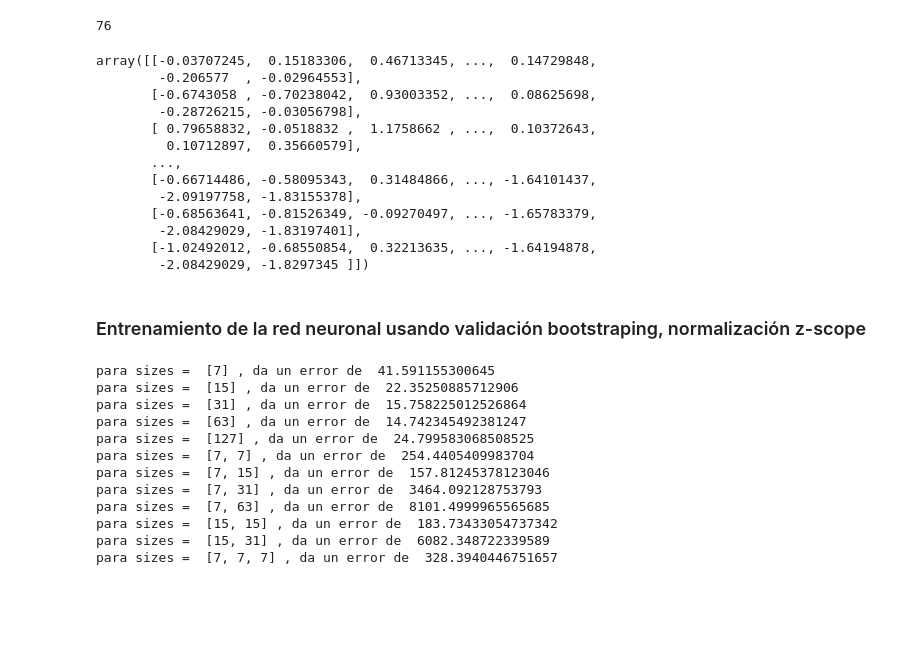
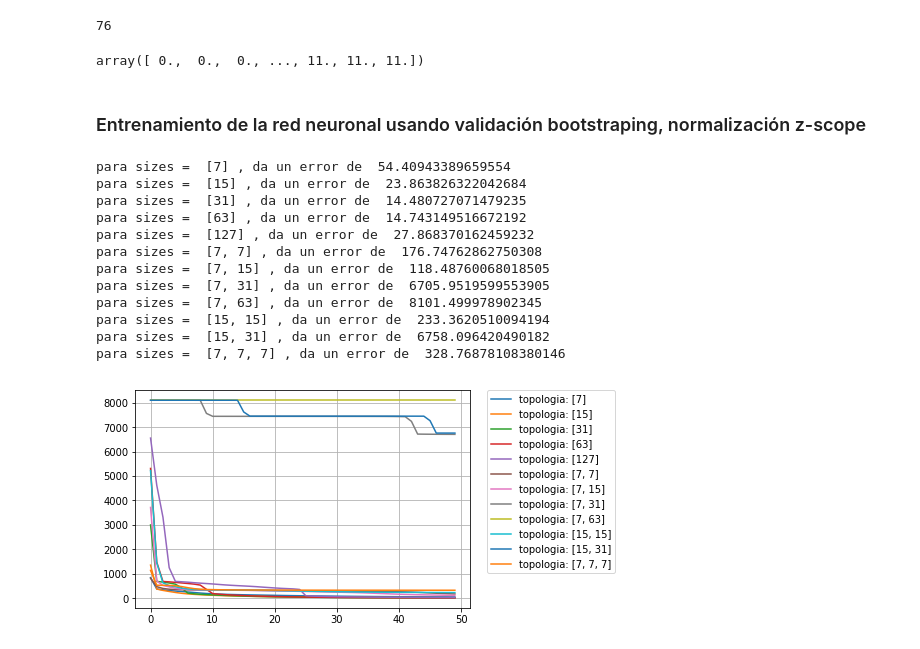
Before and after one commit to juanArango17/inteligenciaComputacional_20181, a Jupyter notebook: Tarea2_Redes_Neuronales/Punto3_Backpropagation/punto3_backpropagation.ipynb, the cells around one changed output. Saved outputs shown, nothing was run; the diff lists cells and outputs as text; code cells hidden in the pictures; blank space fills up the shorter version.

```diff
--- a/Tarea2_Redes_Neuronales/Punto3_Backpropagation/punto3_backpropagation.ipynb
+++ b/Tarea2_Redes_Neuronales/Punto3_Backpropagation/punto3_backpropagation.ipynb
@@ -65,21 +65,9 @@ NumVariables
 # %%
 X = np.array(df1)
 y = np.array(classes)-1.0
-X
+y
 # %% [output]
-array([[-0.03707245,  0.15183306,  0.46713345, ...,  0.14729848,
-        -0.206577  , -0.02964553],
-       [-0.6743058 , -0.70238042,  0.93003352, ...,  0.08625698,
-        -0.28726215, -0.03056798],
-       [ 0.79658832, -0.0518832 ,  1.1758662 , ...,  0.10372643,
-         0.10712897,  0.35660579],
-       ...,
-       [-0.66714486, -0.58095343,  0.31484866, ..., -1.64101437,
-        -2.09197758, -1.83155378],
-       [-0.68563641, -0.81526349, -0.09270497, ..., -1.65783379,
-        -2.08429029, -1.83197401],
-       [-1.02492012, -0.68550854,  0.32213635, ..., -1.64194878,
-        -2.08429029, -1.8297345 ]])
+array([ 0.,  0.,  0., ..., 11., 11., 11.])
 # %%
 def sigmoid(x):
     return 1/(1+np.exp(-x))
@@ -174,37 +162,45 @@ y_test  = y1[(Nsamples-Ntest):Nsamples  ]
 # %%
 all_sizes = []
 all_sizes.append([7])
 all_sizes.append([15])
 all_sizes.append([31])
 all_sizes.append([63])
 all_sizes.append([127])
 all_sizes.append([7,7])
 all_sizes.append([7,15])
 all_sizes.append([7,31])
 all_sizes.append([7,63])
 all_sizes.append([15,15])
 all_sizes.append([15,31])
 all_sizes.append([7,7,7])
-w_ = []
-error = []
+w_           = []
+error        = []
 for L in all_sizes:
-    [w,e] = RedNeuronalTrain(X_train,y_train,Lsizes=L,outputs=12,alpha=0.1,epochs=50)
+    [w,e,e_a] = RedNeuronalTrain(X_train,y_train,Lsizes=L,outputs=12,alpha=0.1,epochs=50)
     print('para sizes = ',L,', da un error de ', e)
     w_.append(w)
     error.append(e)
+    plt.plot(e_a,label='topologia: '+str(L))
+wOptimo = w_[np.argmin(error)]
+topologiaOptima = all_sizes[np.argmin(error)]
+plt.rcParams['figure.figsize'] = (16,30)
+plt.grid()
+plt.legend(bbox_to_anchor=(1.05, 1), loc=2, borderaxespad=0.)
+plt.show()
 # %% [output]
-para sizes =  [7] , da un error de  41.591155300645
-para sizes =  [15] , da un error de  22.35250885712906
-para sizes =  [31] , da un error de  15.758225012526864
-para sizes =  [63] , da un error de  14.742345492381247
-para sizes =  [127] , da un error de  24.799583068508525
-para sizes =  [7, 7] , da un error de  254.4405409983704
-para sizes =  [7, 15] , da un error de  157.81245378123046
-para sizes =  [7, 31] , da un error de  3464.092128753793
-para sizes =  [7, 63] , da un error de  8101.4999965565685
-para sizes =  [15, 15] , da un error de  183.73433054737342
-para sizes =  [15, 31] , da un error de  6082.348722339589
-para sizes =  [7, 7, 7] , da un error de  328.3940446751657
+para sizes =  [7] , da un error de  54.40943389659554
+para sizes =  [15] , da un error de  23.863826322042684
+para sizes =  [31] , da un error de  14.480727071479235
+para sizes =  [63] , da un error de  14.743149516672192
+para sizes =  [127] , da un error de  27.868370162459232
+para sizes =  [7, 7] , da un error de  176.74762862750308
+para sizes =  [7, 15] , da un error de  118.48760068018505
+para sizes =  [7, 31] , da un error de  6705.9519599553905
+para sizes =  [7, 63] , da un error de  8101.499978902345
+para sizes =  [15, 15] , da un error de  233.3620510094194
+para sizes =  [15, 31] , da un error de  6758.096420490182
+para sizes =  [7, 7, 7] , da un error de  328.76878108380146
+[figure, added]
 # %%
 predicted1      = []
 Accuracy_train  = []
```
Also changed, not shown: parts of 8 cells of this notebook.
